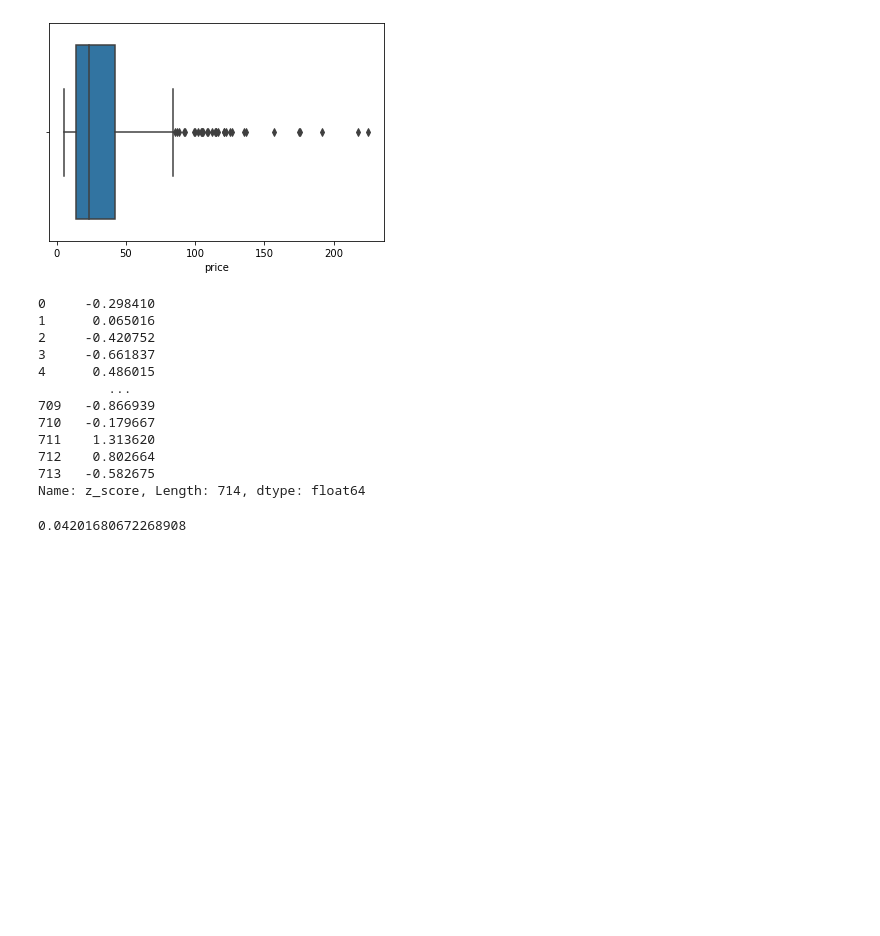
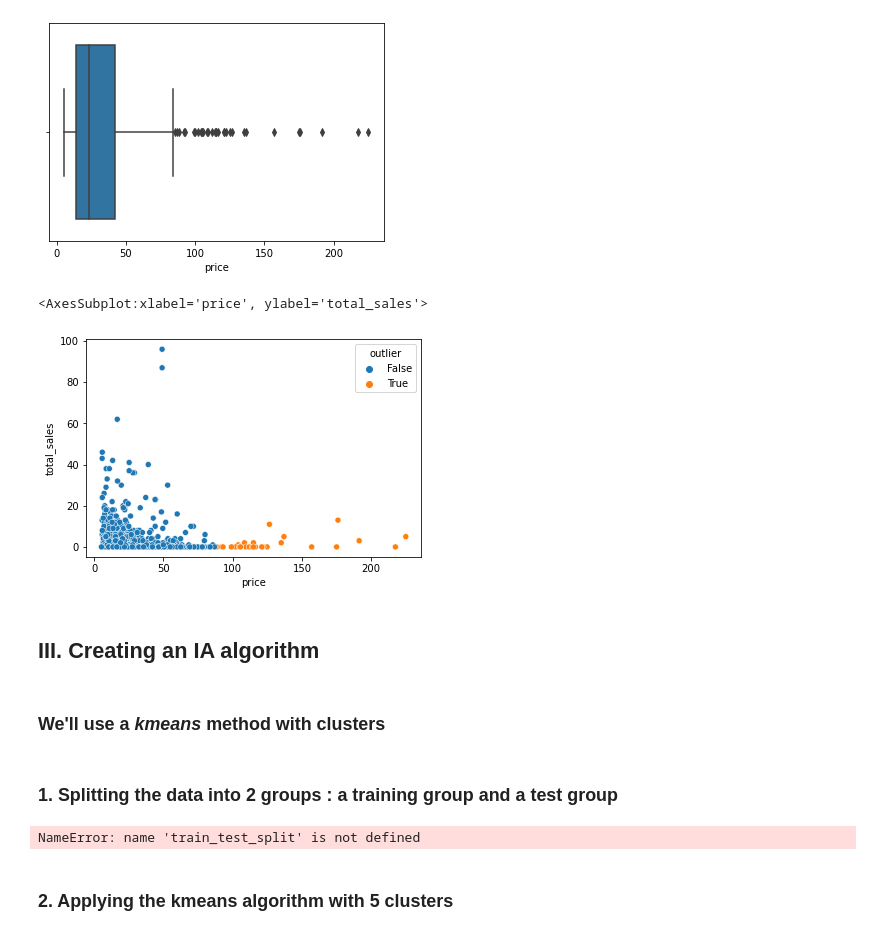
Before and after one commit to Etienne-COMBE/wine_spirit, a Jupyter notebook: src/main.ipynb, the cells around one changed output. Drawn from its saved outputs; the diff is of its cells as text; code cells hidden in the pictures; blank space fills up the shorter version.

```diff
--- a/src/main.ipynb
+++ b/src/main.ipynb
@@ -139,0 +153,3 @@ fusion['turnover'].sum()
+# %%
+outliers_zscore = wl.outliers_zscore(fusion, 'price')
+len(outliers_zscore)/len(fusion)
@@ -140,27 +163,24 @@ fusion['turnover'].sum()
+# %%
+fusion['outlier'] = fusion.price.isin(outliers_zscore.price)
 # %%
 sb.boxplot(fusion['price'])
 # %% [output]
 <AxesSubplot:xlabel='price'>
 [figure]
-# %%
-fusion['z_score'] = zscore(fusion['price'])
-# %%
-fusion['z_score']
-# %% [output]
-0     -0.298410
-1      0.065016
-2     -0.420752
-3     -0.661837
-4      0.486015
-         ...
-709   -0.866939
-710   -0.179667
-711    1.313620
-712    0.802664
-713   -0.582675
-Name: z_score, Length: 714, dtype: float64
-# %%
-outliers = fusion.query('-2 <= z_score >= 2')
-len(outliers)/len(fusion)
-# %% [output]
-0.04201680672268908
+# %%
+sb.scatterplot(fusion['price'], fusion['total_sales'], hue = fusion['outlier'])
+# %% [output]
+<AxesSubplot:xlabel='price', ylabel='total_sales'>
+[figure, added]
+# %% [markdown]
+## **III. Creating an IA algorithm**
+# %% [markdown]
+### We'll use a *kmeans* method with clusters
+# %% [markdown]
+### **1. Splitting the data into 2 groups : a training group and a test group**
+# %%
+x_train, x_test  = train_test_split(fusion[['price', 'total_sales']], test_size = 0.3, random_state = 42)
+# %% [output]
+NameError: name 'train_test_split' is not defined
+# %% [markdown]
+### **2. Applying the kmeans algorithm with 5 clusters**
```
Also changed, not shown: parts of 18 cells of this notebook, 1 other file.
